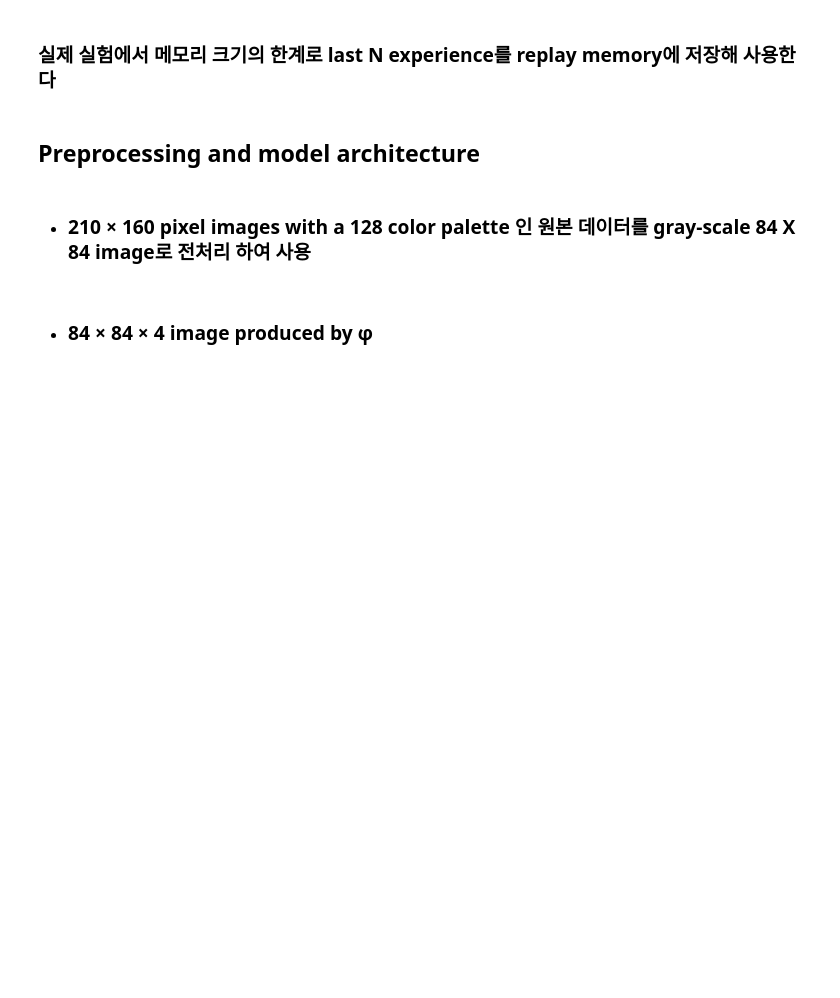
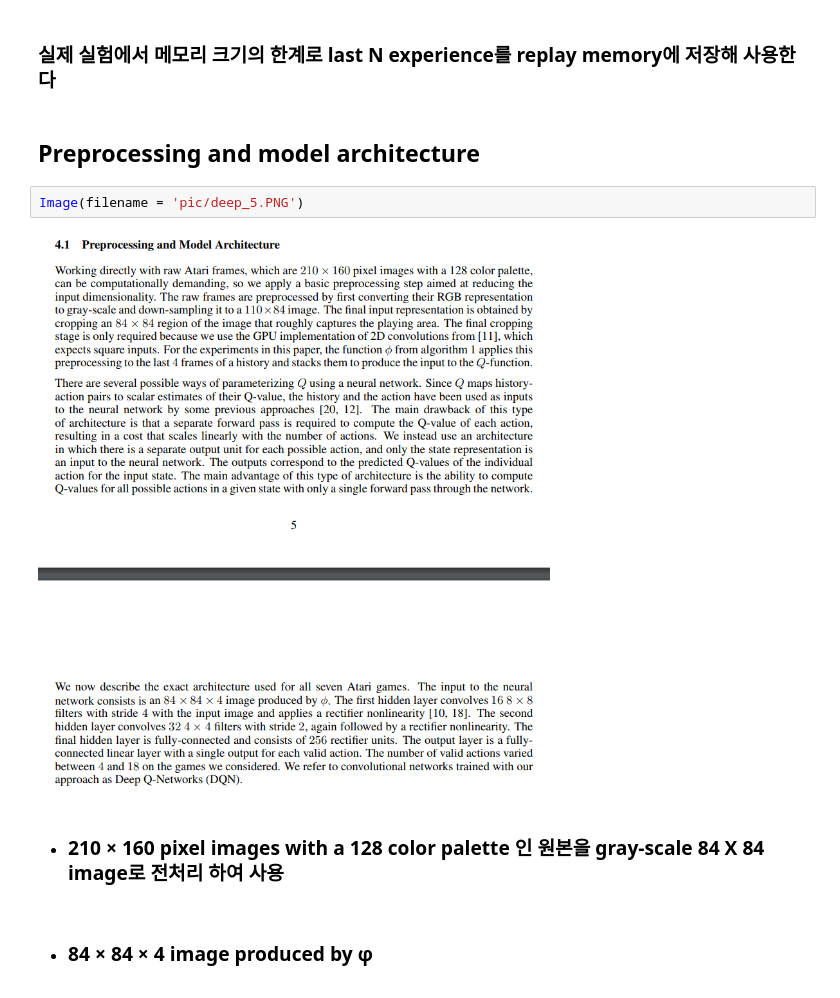
Before and after one commit to Jungjaeyoon/jaeyoon, a Jupyter notebook: reinforcement/Playing_Atari_with_Deep_Reinforcement_Learning.ipynb, the cells around one changed output. Drawn from its saved outputs; the diff is of its cells as text; blank space fills up the shorter version.

```diff
--- a/reinforcement/Playing_Atari_with_Deep_Reinforcement_Learning.ipynb
+++ b/reinforcement/Playing_Atari_with_Deep_Reinforcement_Learning.ipynb
@@ -103,7 +115,11 @@ $ e_t= (s_t,a_t,r_t,s_t+1)$ , $D = e_1,...,e_N$
 ### 실제 실험에서 메모리 크기의 한계로 last N experience를 replay memory에 저장해 사용한다
 # %% [markdown]
 ## Preprocessing and model architecture
+# %%
+Image(filename = 'pic/deep_5.PNG')
+# %% [output]
+[figure, added]
 # %% [markdown]
-- ### 210 × 160 pixel images with a 128 color palette 인 원본 데이터를 gray-scale 84 X 84 image로 전처리 하여 사용
+- ### 210 × 160 pixel images with a 128 color palette 인 원본을 gray-scale 84 X 84 image로 전처리 하여 사용
 # %% [markdown]
 - ### 84 × 84 × 4 image produced by φ
```
Also changed, not shown: parts of 7 cells of this notebook.
